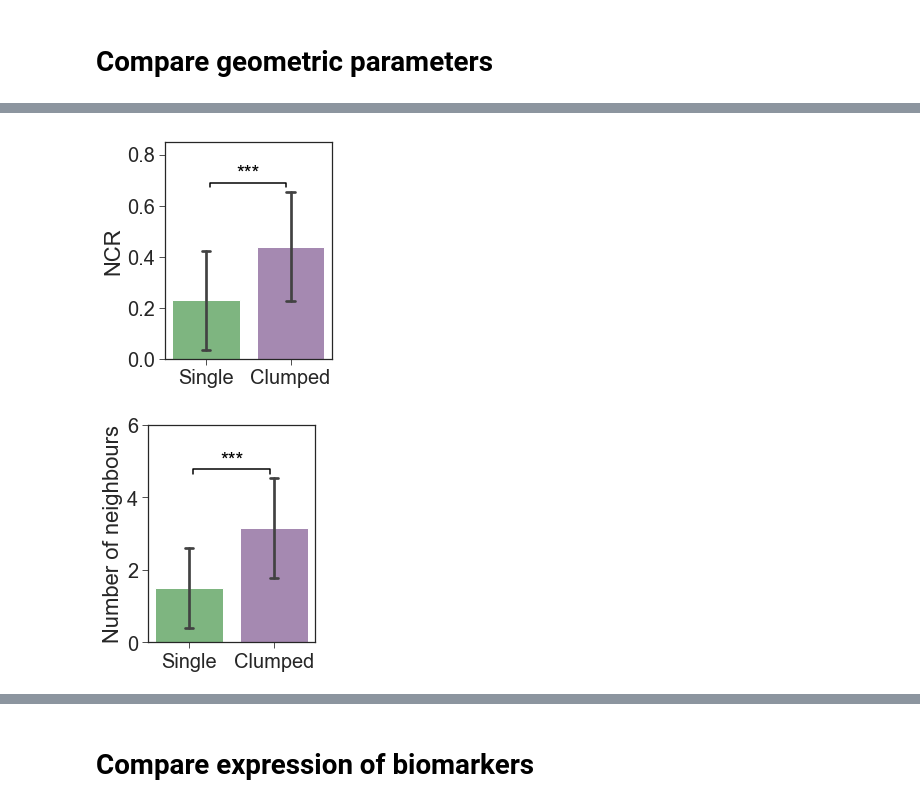
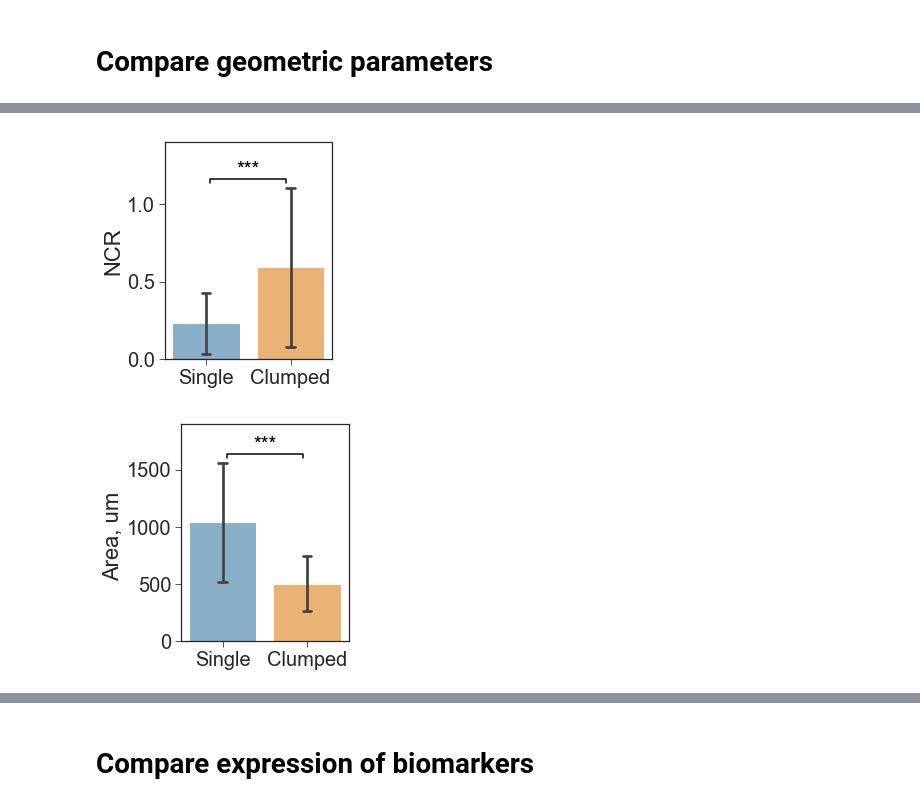
Before and after one commit to vlada-rozova/cell-morphology, a Jupyter notebook: clumped-cells.ipynb, the cells around one changed output, grey strips where cells are left out. Drawn from its saved outputs; the diff is of its cells as text; code cells hidden in the pictures.

```diff
--- a/clumped-cells.ipynb
+++ b/clumped-cells.ipynb
@@ -34,3 +37,6 @@ df.clumped.sum()
 # %% [markdown]
 # Compare geometric parameters
+# %%
+def px_to_um(x):
+    return x * 0.2076
 # %%
@@ -65,2 +108,4 @@ sns.heatmap(df[fts.index].corr().abs(),
+# %%
+df.neighbors_firstclosestdistance_3 = px_to_um(df.neighbors_firstclosestdistance_3)
 # %%
 plt.rcParams['figure.figsize'] = (3, 4)
@@ -81,0 +127,2 @@ plt.savefig('../results/Clumped distance.png', bbox_inches='tight', dpi=300);
+# %%
+df.neighbors_secondclosestdistance_3 = px_to_um(df.neighbors_secondclosestdistance_3)
@@ -82,34 +146,36 @@ plt.savefig('../results/Clumped distance.png', bbox_inches='tight', dpi=300);
 # %%
 plt.rcParams['figure.figsize'] = (3, 4)
-row_colors, palette = func.create_palette(df, by='clumped')
+row_colors, palette = func.create_palette(df, by='isclumped')
 
 col = 'ncr'
-ax = sns.barplot(x='clumped', y=col, data=df,
+ax = sns.barplot(x='isclumped', y=col, data=df,
                  ci='sd', capsize=.1, palette=palette);
 
-x_start, x_end, signif = func.ttest(df, 'clumped', col, equal_var=False, verbose=False)
-func.stat_annot(df, 'clumped', col, x_start, x_end, signif, [0, 0.85], kind='barplot')
+x_start, x_end, signif = func.ttest(df, 'isclumped', col, equal_var=False, verbose=False)
+func.stat_annot(df, 'isclumped', col, x_start, x_end, signif, [0, 1.4], kind='barplot')
 
 ax.set_xticklabels(['Single', 'Clumped']);
 plt.xlabel("");
 plt.ylabel("NCR");
 plt.savefig('../results/Clumped NCR.png', bbox_inches='tight', dpi=300);
 # %% [output]
-[figure, old version]
+[figure, new version]
+# %%
+df.area_cell = px_to_um(px_to_um(df.area_cell))
 # %%
 plt.rcParams['figure.figsize'] = (3, 4)
-row_colors, palette = func.create_palette(df, by='clumped')
+row_colors, palette = func.create_palette(df, by='isclumped')
 
-col = 'neighbors_numberofneighbors_3'
-ax = sns.barplot(x='clumped', y=col, data=df,
+col = 'area_cell'
+ax = sns.barplot(x='isclumped', y=col, data=df,
                  ci='sd', capsize=.1, palette=palette);
 
-x_start, x_end, signif = func.ttest(df, 'clumped', col, equal_var=False, verbose=False)
-func.stat_annot(df, 'clumped', col, x_start, x_end, signif, [0, 6], kind='barplot')
+x_start, x_end, signif = func.ttest(df, 'isclumped', col, equal_var=False, verbose=False)
+func.stat_annot(df, 'isclumped', col, x_start, x_end, signif, [0, 1900], kind='barplot')
 
 ax.set_xticklabels(['Single', 'Clumped']);
 plt.xlabel("");
-plt.ylabel("Number of neighbours");
-plt.savefig('../results/Clumped neighbours.png', bbox_inches='tight', dpi=300);
+plt.ylabel("Area, um ");
+plt.savefig('../results/Clumped area.png', bbox_inches='tight', dpi=300);
 # %% [output]
-[figure, old version]
+[figure, new version]
```
Also changed, not shown: parts of 35 cells of this notebook, 38 other files.
